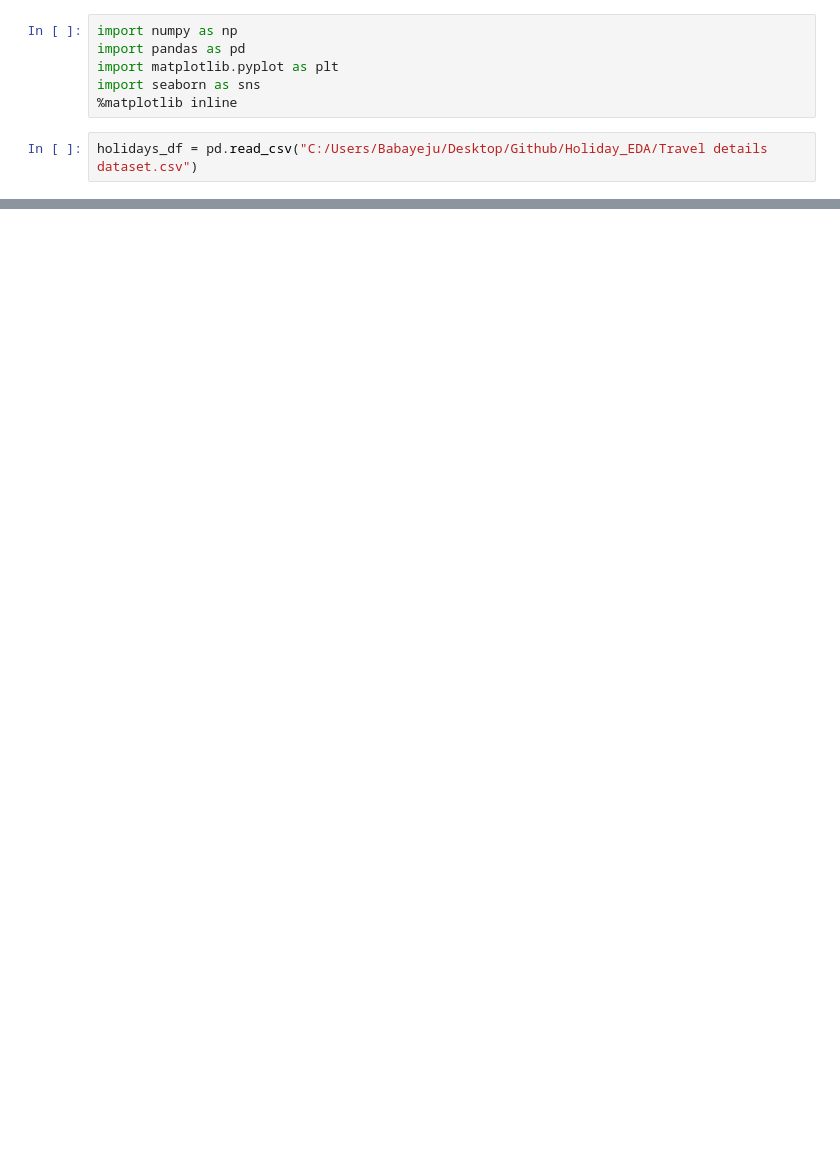
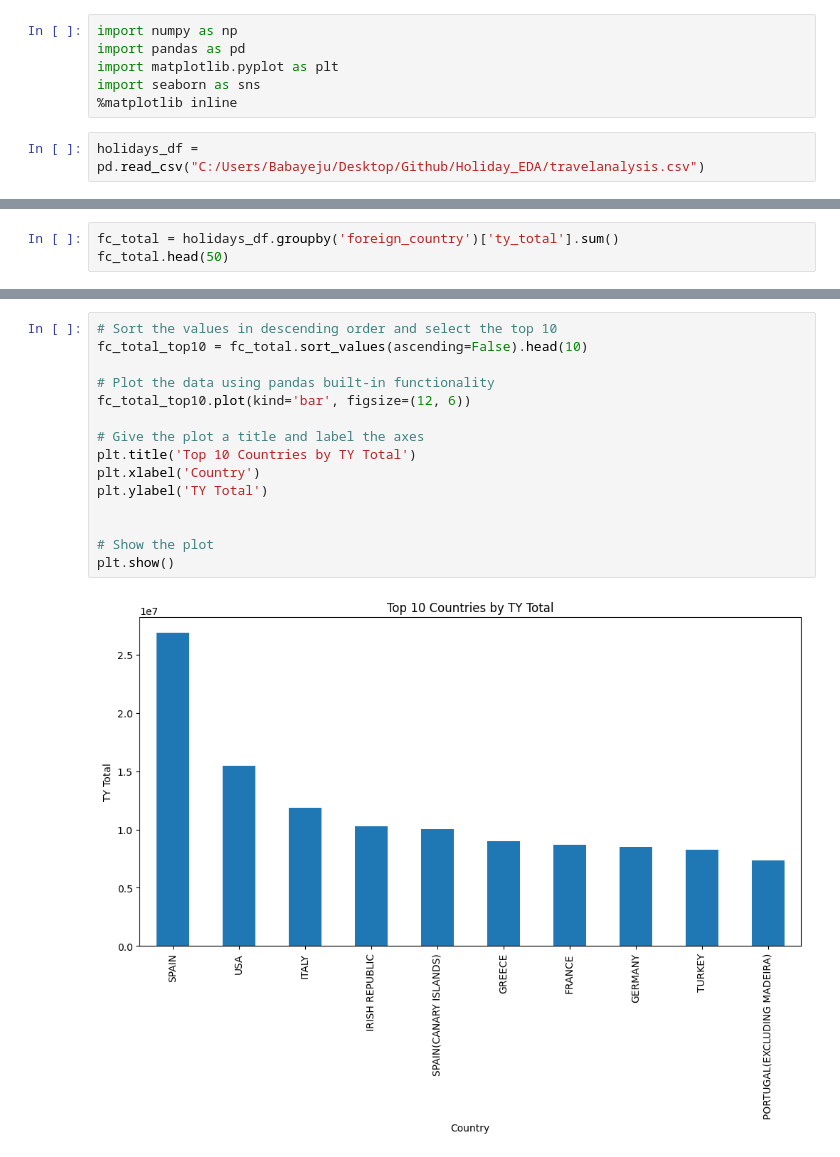
Before and after one commit to ot-babs/Holiday_EDA, a Jupyter notebook: Holiday_EDA.ipynb, the cells around one changed output, grey strips where cells are left out. Cells and saved outputs as stored; diff of their text form; blank space fills up the shorter version.

Commit message:
Getting top 10 countries

```diff
--- a/Holiday_EDA.ipynb
+++ b/Holiday_EDA.ipynb
@@ -5,4 +5,4 @@ import matplotlib.pyplot as plt
 import seaborn as sns
 %matplotlib inline
 # %%
-holidays_df = pd.read_csv("C:/Users/Babayeju/Desktop/Github/Holiday_EDA/Travel details dataset.csv")
+holidays_df = pd.read_csv("C:/Users/Babayeju/Desktop/Github/Holiday_EDA/travelanalysis.csv")
@@ -20,0 +37,3 @@ plt.show()
+# %%
+fc_total = holidays_df.groupby('foreign_country')['ty_total'].sum()
+fc_total.head(50)
@@ -20,0 +58,17 @@ plt.show()
+# %%
+# Sort the values in descending order and select the top 10
+fc_total_top10 = fc_total.sort_values(ascending=False).head(10)
+
+# Plot the data using pandas built-in functionality
+fc_total_top10.plot(kind='bar', figsize=(12, 6))
+
+# Give the plot a title and label the axes
+plt.title('Top 10 Countries by TY Total')
+plt.xlabel('Country')
+plt.ylabel('TY Total')
+
+
+# Show the plot
+plt.show()
+# %% [output]
+[figure, added]
```
Also changed, not shown: parts of 5 cells of this notebook.
